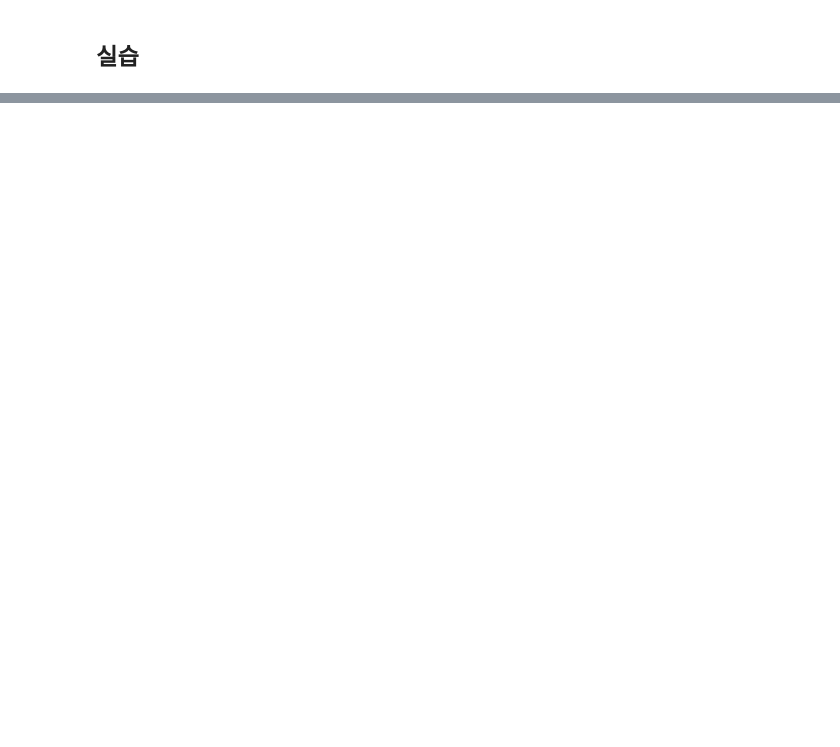
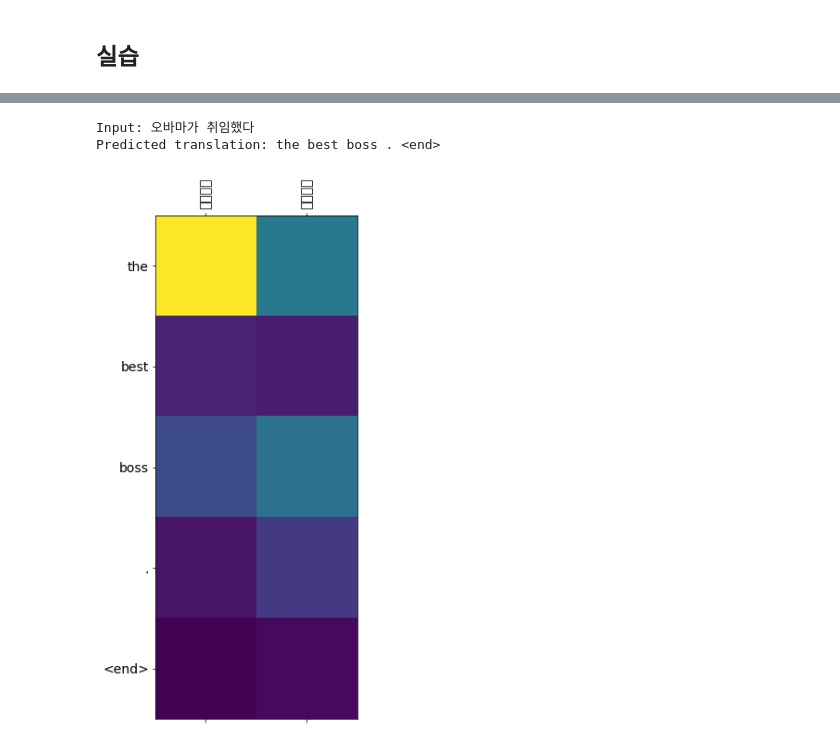
Before and after one commit to jongspark91/AIFFEL, a Jupyter notebook: GoingDeeper_04/GD04:Seq2Seq_Translator.ipynb, the cells around one changed output, grey strips where cells are left out. Drawn from its saved outputs; the diff is of its cells as text; code cells hidden in the pictures; blank space fills up the shorter version.

```diff
--- a/GoingDeeper_04/GD04:Seq2Seq_Translator.ipynb
+++ b/GoingDeeper_04/GD04:Seq2Seq_Translator.ipynb
@@ -464,0 +631,6 @@ translate("Can I have some coffee?", encoder, decoder)
+# %%
+translate("오바마가 취임했다", encoder, decoder)
+# %% [output]
+Input: 오바마가 취임했다
+Predicted translation: the best boss . <end>
+[figure, added]
```
Also changed, not shown: parts of 27 cells of this notebook.
